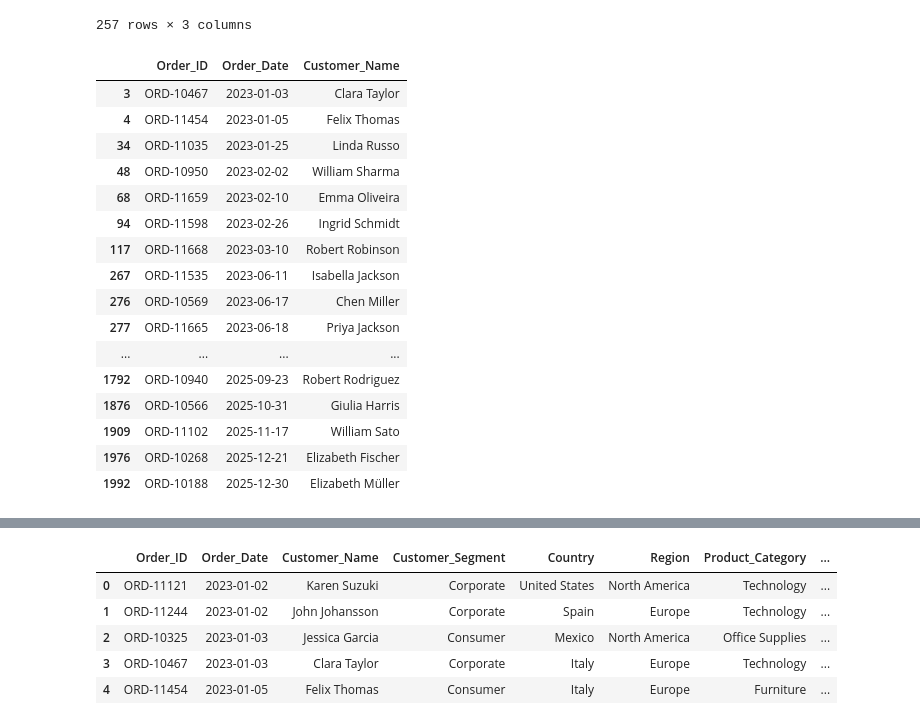
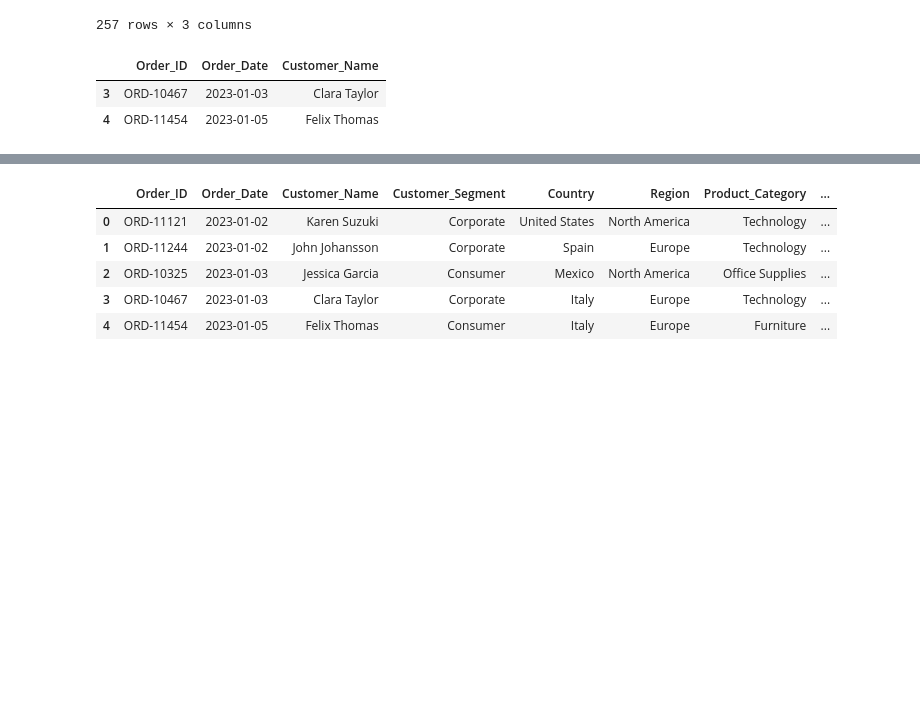
Before and after one commit to KiruthigaSidharthan/Global_Ecommerce_Sales_Analysis, a Jupyter notebook: Notebooks/Ecommerce_Analysis.ipynb, the cells around one changed output, grey strips where cells are left out. Saved outputs shown, nothing was run; the diff lists cells and outputs as text; code cells hidden in the pictures; blank space fills up the shorter version.

```diff
--- a/Notebooks/Ecommerce_Analysis.ipynb
+++ b/Notebooks/Ecommerce_Analysis.ipynb
@@ -73,25 +76,11 @@ ecommerce_df.loc[
 | 1996 | France | 619.37 | Clothing & Accessories |
 257 rows × 3 columns
 # %%
-df = (ecommerce_df['Total_Sales'] > 100) & (ecommerce_df["Country"] == "Italy")
+df = (ecommerce_df['Total_Sales'] > 100) & (ecommerce_df["Country"] == "Italy").head(10)
 
 ecommerce_df.loc[df].iloc[:, 0:3]
 # %% [output]
 |  | Order_ID | Order_Date | Customer_Name |
 | 3 | ORD-10467 | 2023-01-03 | Clara Taylor |
 | 4 | ORD-11454 | 2023-01-05 | Felix Thomas |
-| 34 | ORD-11035 | 2023-01-25 | Linda Russo |
-| 48 | ORD-10950 | 2023-02-02 | William Sharma |
-| 68 | ORD-11659 | 2023-02-10 | Emma Oliveira |
-| 94 | ORD-11598 | 2023-02-26 | Ingrid Schmidt |
-| 117 | ORD-11668 | 2023-03-10 | Robert Robinson |
-| 267 | ORD-11535 | 2023-06-11 | Isabella Jackson |
-| 276 | ORD-10569 | 2023-06-17 | Chen Miller |
-| 277 | ORD-11665 | 2023-06-18 | Priya Jackson |
-| ... | ... | ... | ... |
-| 1792 | ORD-10940 | 2025-09-23 | Robert Rodriguez |
-| 1876 | ORD-10566 | 2025-10-31 | Giulia Harris |
-| 1909 | ORD-11102 | 2025-11-17 | William Sato |
-| 1976 | ORD-10268 | 2025-12-21 | Elizabeth Fischer |
-| 1992 | ORD-10188 | 2025-12-30 | Elizabeth Müller |
 # %%
```
Also changed, not shown: parts of 12 cells of this notebook, 3 other files.
